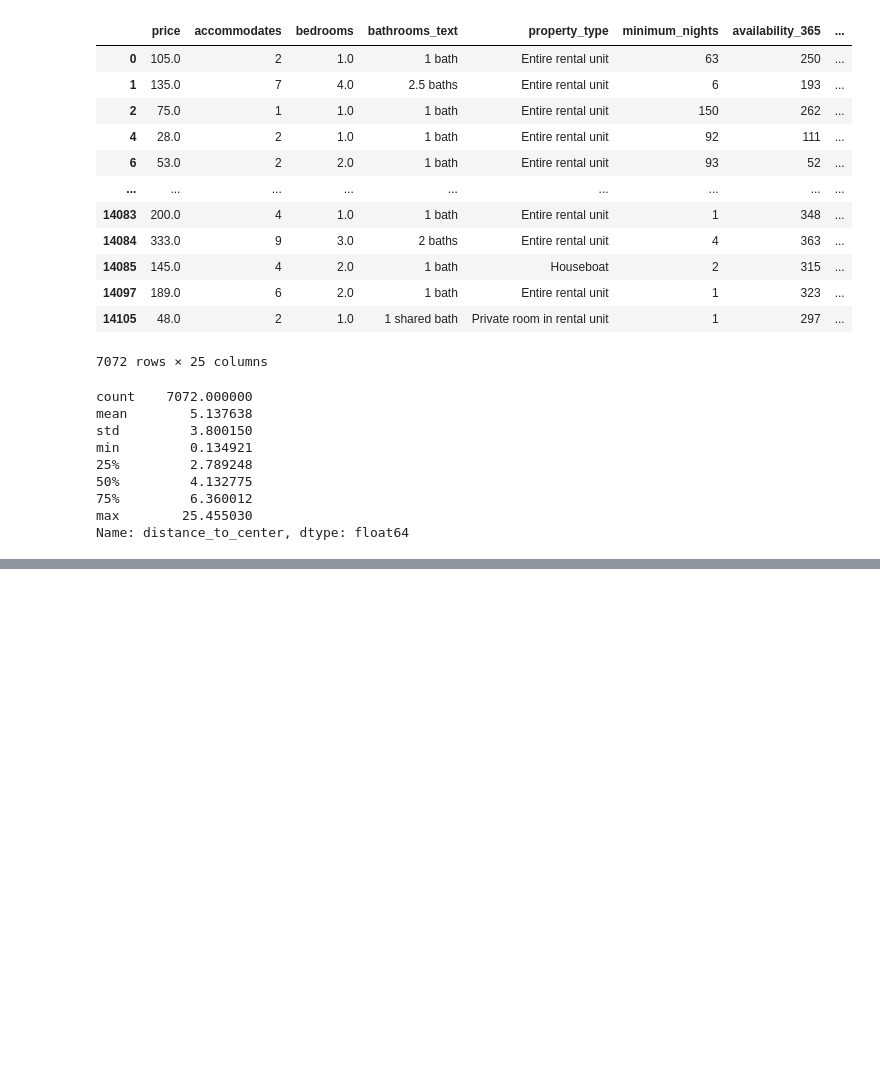
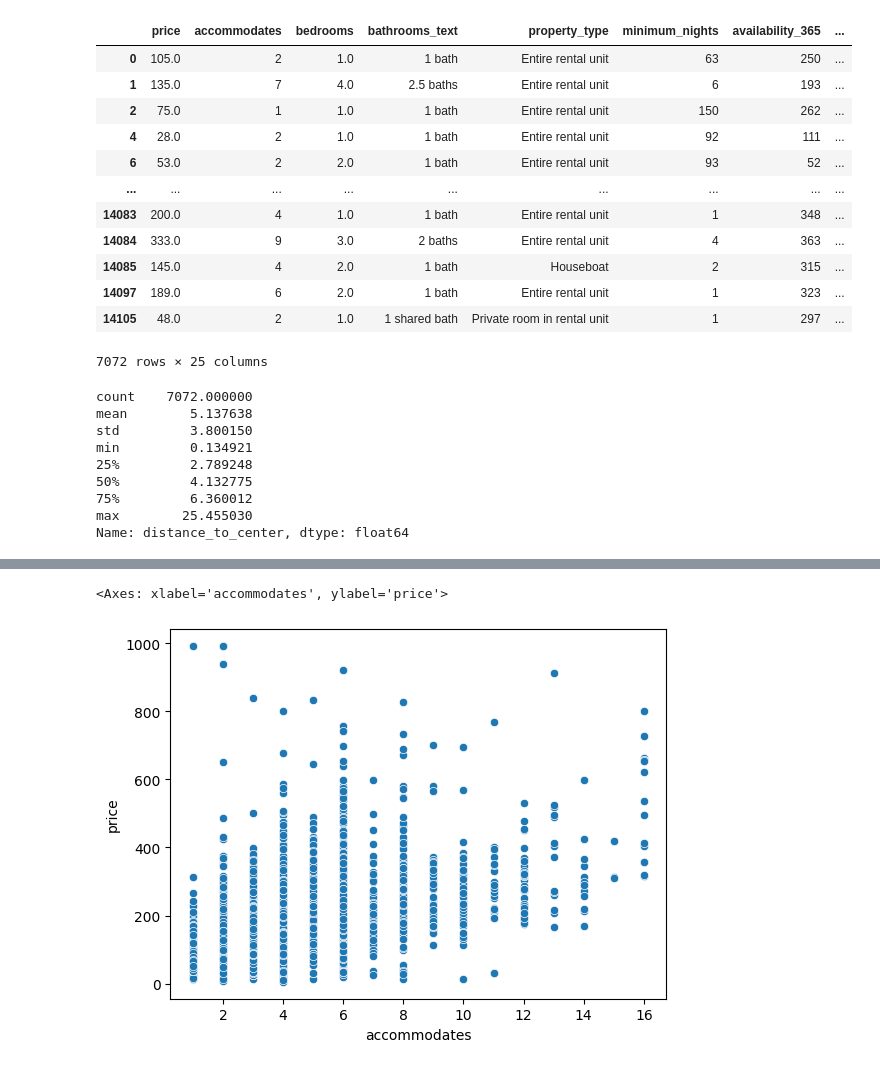
Before and after one commit to Tharun2908/airbnb_price_prediction, a Jupyter notebook: jupyter notebook/01_eda_and_cleaning.ipynb, the cells around one changed output, grey strips where cells are left out. Drawn from its saved outputs; the diff is of its cells as text; code cells hidden in the pictures; blank space fills up the shorter version.

```diff
--- a/jupyter notebook/01_eda_and_cleaning.ipynb
+++ b/jupyter notebook/01_eda_and_cleaning.ipynb
@@ -337,0 +308,7 @@ df_filtered.to_csv("../data/clean_airbnb_data.csv", index=False)
+# %%
+df_filtered["log_price"] = np.log1p(df_filtered["price"])
+# %%
+sns.scatterplot(data=df_filtered, x="accommodates", y="price")
+# %% [output]
+<Axes: xlabel='accommodates', ylabel='price'>
+[figure, added]
```
Also changed, not shown: parts of 8 cells of this notebook, 1 other file.
